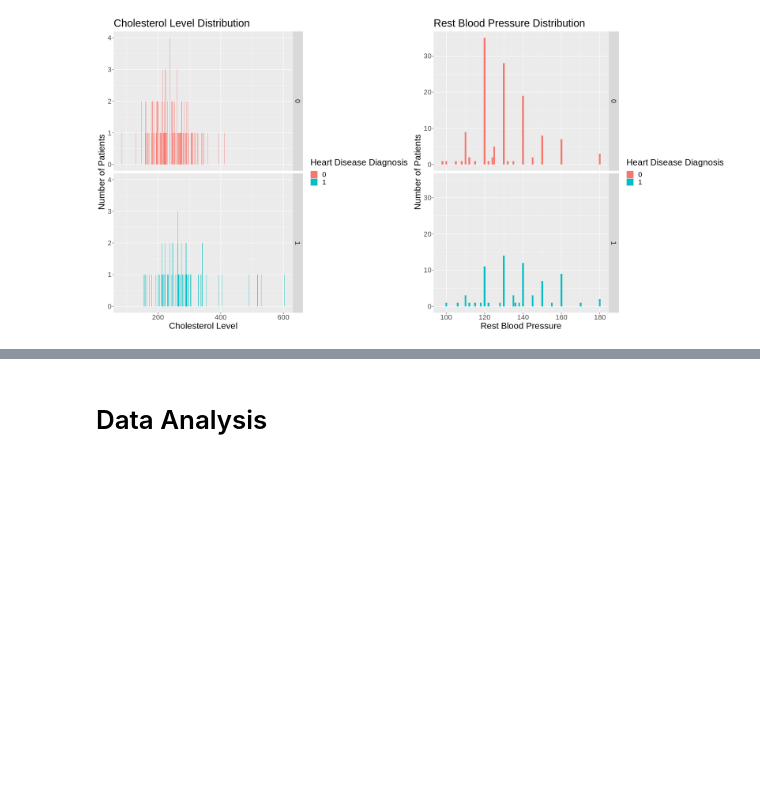
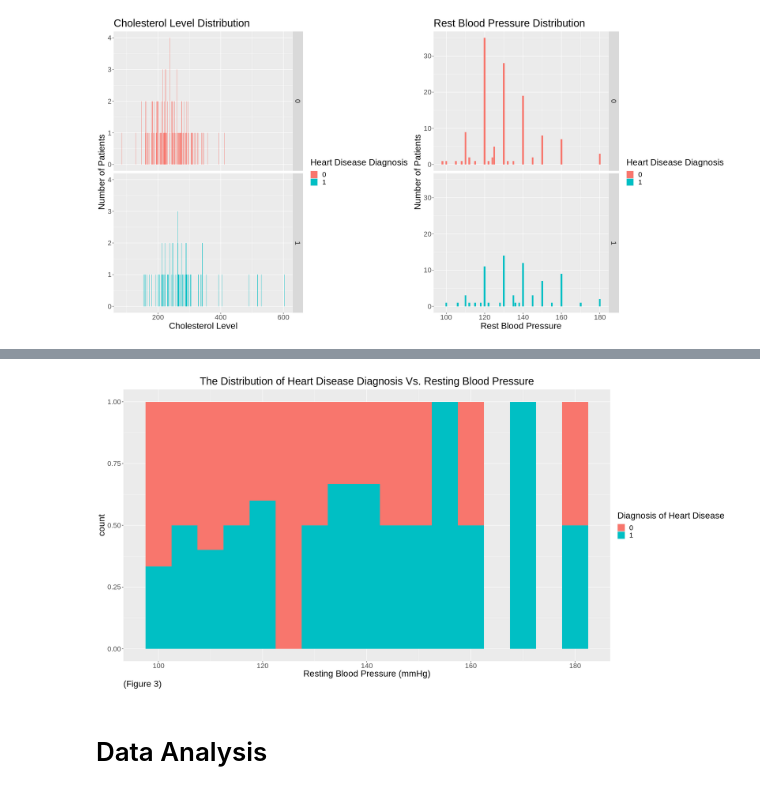
Before and after one commit to Tommy-Hu/dsci_100_heart_disease_project, a Jupyter notebook: Final Report.ipynb, the cells around one changed output, grey strips where cells are left out. Saved outputs shown, nothing was run; the diff lists cells and outputs as text; code cells hidden in the pictures; blank space fills up the shorter version.

```diff
--- a/Final Report.ipynb
+++ b/Final Report.ipynb
@@ -234,0 +236,10 @@ Warning message:
+# %%
+options(repr.plot.width = 20, repr.plot.height = 10)
+trestbps_distribution_plot <- trestbps_vs_count_data |>
+                            ggplot(aes(x=trestbps, fill=num))+
+                            geom_histogram(position="fill", binwidth=5)+
+                            labs(x = "Resting Blood Pressure (mmHg)", fill = "Diagnosis of Heart Disease", caption = "(Figure 3)")+
+                            ggtitle("The Distribution of Heart Disease Diagnosis Vs. Resting Blood Pressure")+
+                            theme(text=element_text(size=20), plot.caption = element_text(size=20, hjust = 0), plot.title = element_text(hjust = 0.5))
+trestbps_distribution_plot
+# %% [output]
@@ -235,3 +248,4 @@ Warning message:
+[figure, added]
 # %% [markdown]
 <h1>Data Analysis</h1>
 # %% [markdown]
```
Also changed, not shown: parts of 3 cells of this notebook.
